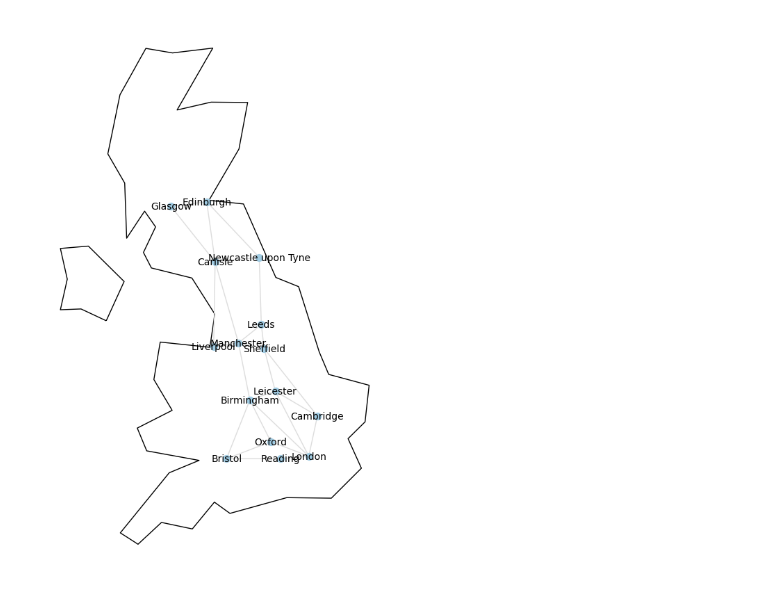
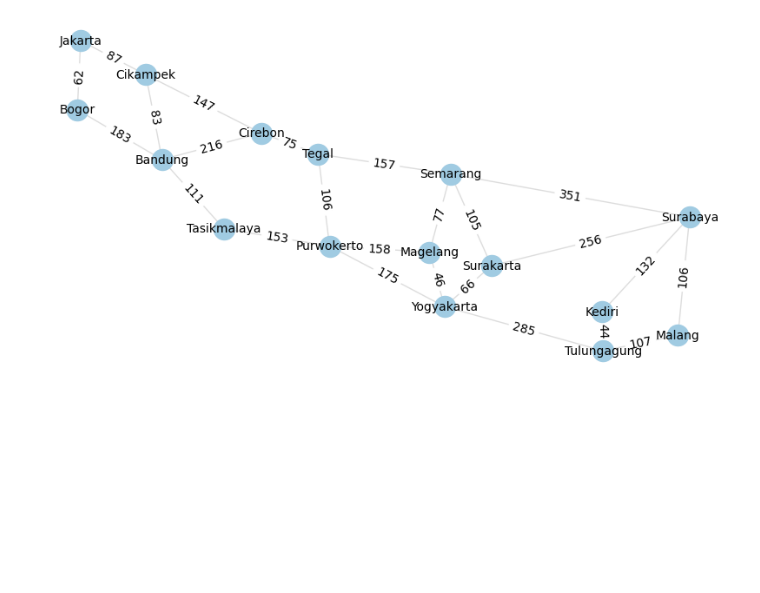
Before and after one commit to aliakbars/uai-ai, a Jupyter notebook: scripts/lab4.ipynb, the cells around one changed output. Cells and saved outputs as stored; diff of their text form; code cells hidden in the pictures; blank space fills up the shorter version.

```diff
--- a/scripts/lab4.ipynb
+++ b/scripts/lab4.ipynb
@@ -34,6 +35,6 @@ cities = [
 # %%
 def get_coordinates(city):
-    query = f"{city}, United Kingdom"
+    query = f"{city}, Indonesia"
     url = f"http://dev.virtualearth.net/REST/v1/Locations/{query}?key={API_KEY}"
     resp = requests.get(url)
     data = resp.json()
@@ -114,3 +130,22 @@ edges = {
+# %%
+edges = {
+    "Jakarta": ["Bogor", "Cikampek"],
+    "Bogor": ["Bandung"],
+    "Bandung": ["Tasikmalaya", "Cirebon"],
+    "Cikampek": ["Bandung", "Cirebon"],
+    "Cirebon": ["Tegal"],
+    "Tasikmalaya": ["Purwokerto"],
+    "Tegal": ["Semarang", "Purwokerto"],
+    "Purwokerto": ["Magelang", "Yogyakarta"],
+    "Semarang": ["Surabaya", "Surakarta"],
+    "Magelang": ["Semarang", "Yogyakarta"],
+    "Yogyakarta": ["Surakarta", "Tulungagung"],
+    "Tulungagung": ["Malang", "Kediri"],
+    "Kediri": ["Surabaya"],
+    "Malang": ["Surabaya"],
+    "Surakarta": ["Surabaya"],
+    "Surabaya": []
+}
 # %%
 routes = []
 for source in edges:
@@ -147,27 +182,30 @@ gdf = geopandas.GeoDataFrame(
         locs.latitude)
 )
 # %%
-ax = world.query(
-    'name == "United Kingdom"'
-).plot(
-    color='white',
-    edgecolor='black',
-    figsize=(7, 10)
-)
+ax = plt.gca()
 
 nx.draw(
     G, pos,
     with_labels=True,
     edge_color='#DDDDDD',
     node_color='#A0CBE2',
-    node_size=50,
+    node_size=300,
     font_size=10,
     ax=ax
 )
 
-# plt.savefig('uk.png', bbox_inches='tight', dpi=200)
+labels = nx.get_edge_attributes(G, 'weight')
+labels = {k: np.round(v).astype(int) for k, v in labels.items()}
+
+nx.draw_networkx_edge_labels(
+    G, pos,
+    edge_labels=labels,
+    ax=ax
+)
+
+plt.savefig('../datasets/java.png', bbox_inches='tight', transparent=True, dpi=200)
 # %% [output]
-[figure, old version]
+[figure, new version]
 # %%
 %load_ext watermark
 %watermark --iversions
```
Also changed, not shown: parts of 6 cells of this notebook, 2 other files.
